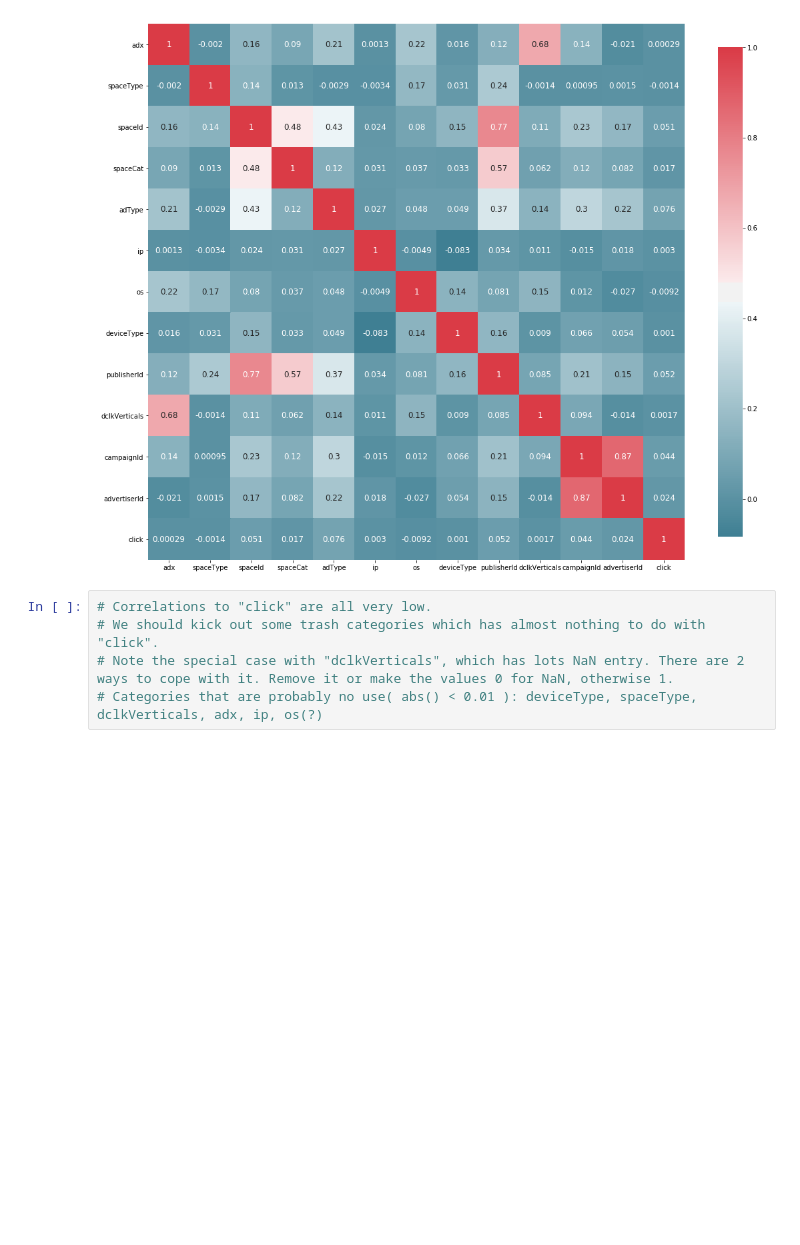
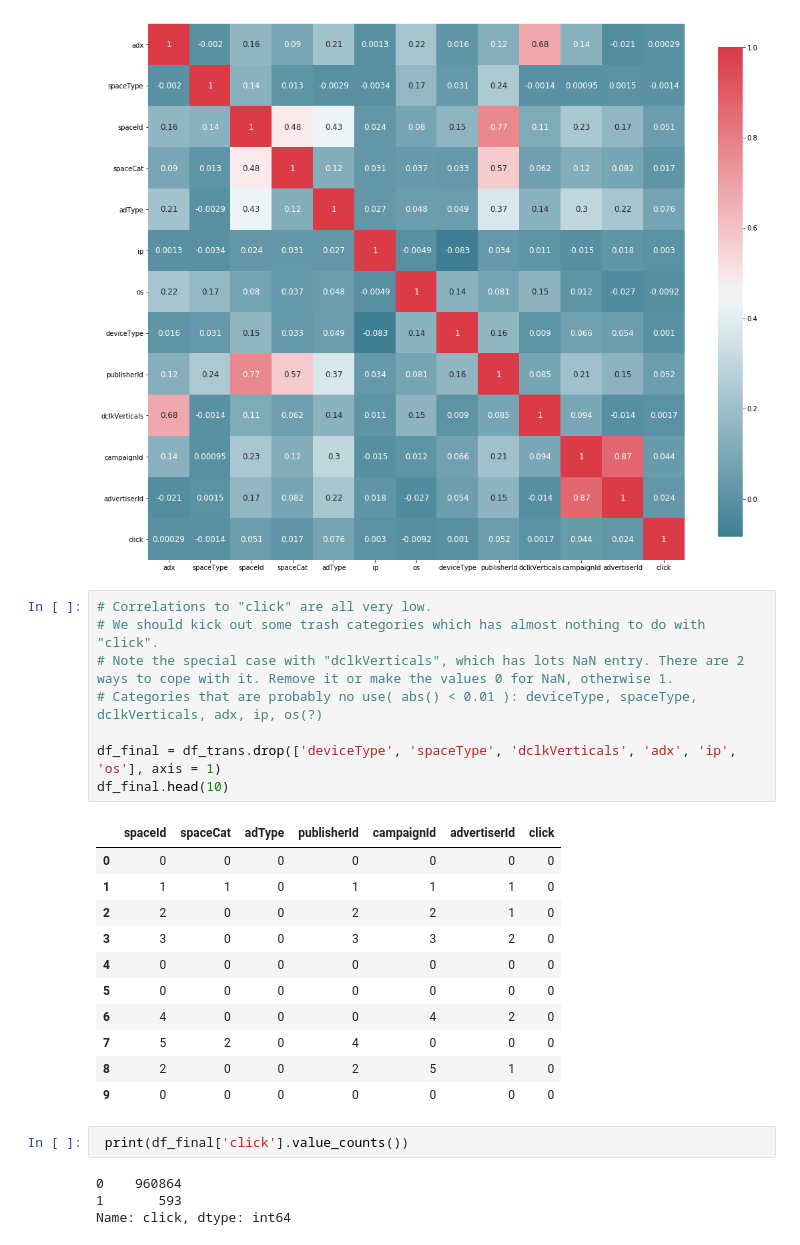
Before and after one commit to Superdanby/AI-Binary-Classification, a Jupyter notebook: Binary Classification.ipynb, the cells around one changed output. Drawn from its saved outputs; the diff is of its cells as text; blank space fills up the shorter version.

```diff
--- a/Binary Classification.ipynb
+++ b/Binary Classification.ipynb
@@ -316,5 +318,26 @@ plot_correlation_map(df_trans)
 # %%
 # Correlations to "click" are all very low.
 # We should kick out some trash categories which has almost nothing to do with "click".
 # Note the special case with "dclkVerticals", which has lots NaN entry. There are 2 ways to cope with it. Remove it or make the values 0 for NaN, otherwise 1.
 # Categories that are probably no use( abs() < 0.01 ): deviceType, spaceType, dclkVerticals, adx, ip, os(?)
+
+df_final = df_trans.drop(['deviceType', 'spaceType', 'dclkVerticals', 'adx', 'ip', 'os'], axis = 1)
+df_final.head(10)
+# %% [output]
+|  | spaceId | spaceCat | adType | publisherId | campaignId | advertiserId | click |
+| 0 | 0 | 0 | 0 | 0 | 0 | 0 | 0 |
+| 1 | 1 | 1 | 0 | 1 | 1 | 1 | 0 |
+| 2 | 2 | 0 | 0 | 2 | 2 | 1 | 0 |
+| 3 | 3 | 0 | 0 | 3 | 3 | 2 | 0 |
+| 4 | 0 | 0 | 0 | 0 | 0 | 0 | 0 |
+| 5 | 0 | 0 | 0 | 0 | 0 | 0 | 0 |
+| 6 | 4 | 0 | 0 | 0 | 4 | 2 | 0 |
+| 7 | 5 | 2 | 0 | 4 | 0 | 0 | 0 |
+| 8 | 2 | 0 | 0 | 2 | 5 | 1 | 0 |
+| 9 | 0 | 0 | 0 | 0 | 0 | 0 | 0 |
+# %%
+ print(df_final['click'].value_counts())
+# %% [output]
+0    960864
+1       593
+Name: click, dtype: int64
```
Also changed, not shown: parts of 6 cells of this notebook.
